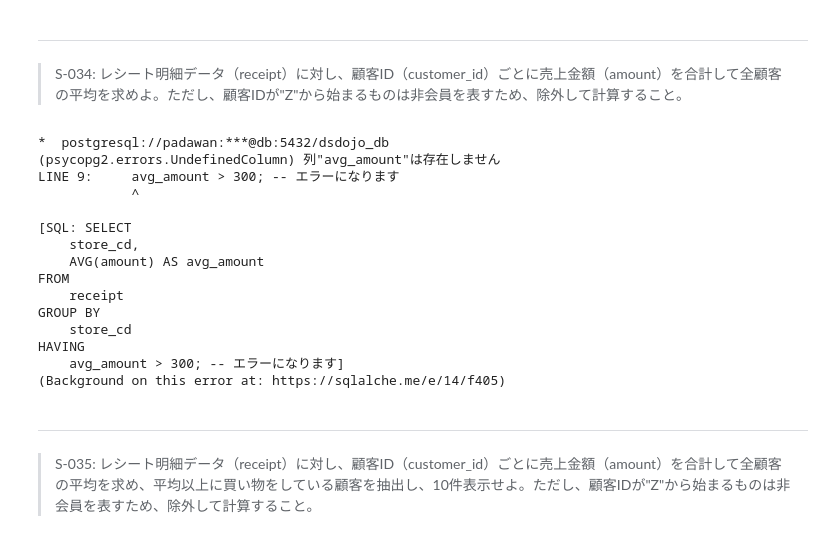
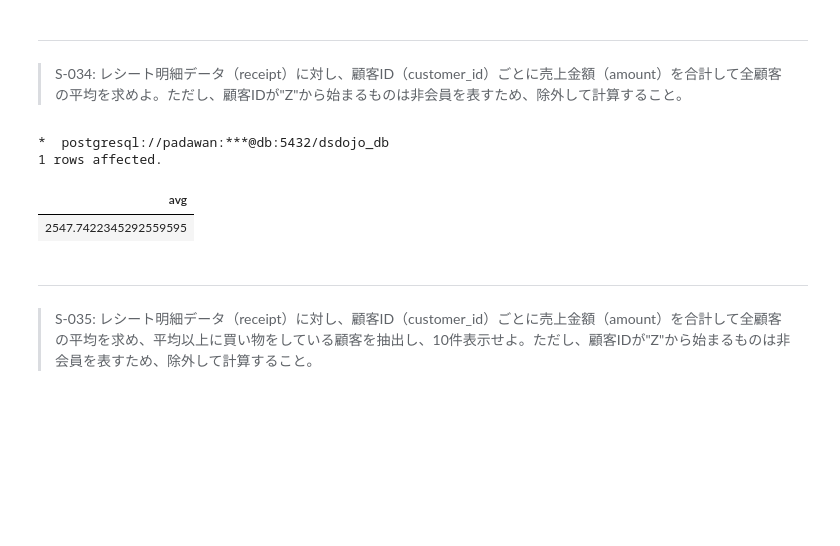
Before and after one commit to ryomaejii/100knocks-preprocess, a Jupyter notebook: docker/work/preprocess_knock_SQL.ipynb, the cells around one changed output. Drawn from its saved outputs; the diff is of its cells as text; code cells hidden in the pictures; blank space fills up the shorter version.

```diff
--- a/docker/work/preprocess_knock_SQL.ipynb
+++ b/docker/work/preprocess_knock_SQL.ipynb
@@ -837,33 +837,27 @@ HAVING
 # %% [markdown]
 ---
 > S-034: レシート明細データ（receipt）に対し、顧客ID（customer_id）ごとに売上金額（amount）を合計して全顧客の平均を求めよ。ただし、顧客IDが"Z"から始まるものは非会員を表すため、除外して計算すること。
-# %%
-%%sql
-SELECT
-    store_cd,
-    AVG(amount) AS avg_amount
-FROM
-    receipt
-GROUP BY
-    store_cd
-HAVING
-    avg_amount > 300; -- エラーになります
-# %% [output]
-*  postgresql://padawan:***@db:5432/dsdojo_db
-(psycopg2.errors.UndefinedColumn) 列"avg_amount"は存在しません
-LINE 9:     avg_amount > 300; -- エラーになります
-            ^
-
-[SQL: SELECT
-    store_cd,
-    AVG(amount) AS avg_amount
-FROM
-    receipt
-GROUP BY
-    store_cd
-HAVING
-    avg_amount > 300; -- エラーになります]
-(Background on this error at: https://sqlalche.me/e/14/f405)
+# %%
+%%sql
+WITH sum_of_amount_per_customer AS (SELECT
+    customer_id, SUM(amount) as amount
+FROM
+    receipt
+WHERE
+    customer_id NOT LIKE 'Z%'
+GROUP BY
+    customer_id
+)
+SELECT
+    AVG(amount)
+FROM
+    sum_of_amount_per_customer
+;
+# %% [output]
+*  postgresql://padawan:***@db:5432/dsdojo_db
+1 rows affected.
+| avg |
+| 2547.7422345292559595 |
 # %% [markdown]
 ---
 > S-035: レシート明細データ（receipt）に対し、顧客ID（customer_id）ごとに売上金額（amount）を合計して全顧客の平均を求め、平均以上に買い物をしている顧客を抽出し、10件表示せよ。ただし、顧客IDが"Z"から始まるものは非会員を表すため、除外して計算すること。
```
Also changed, not shown: 1 other file.
